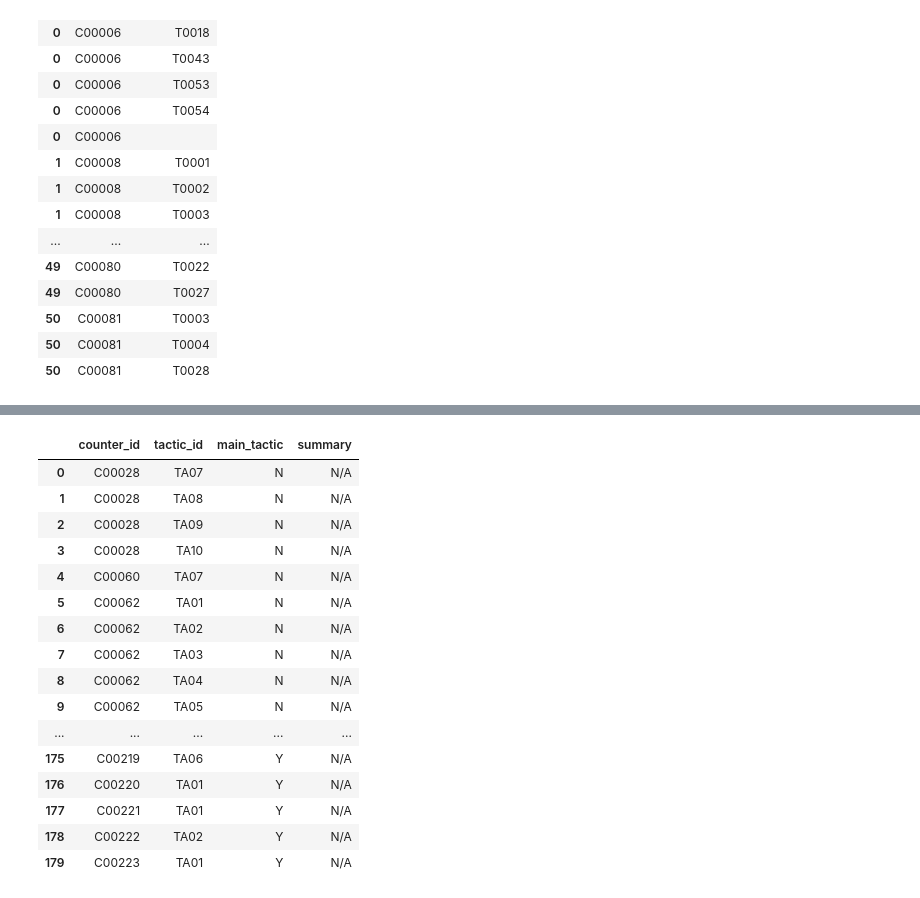
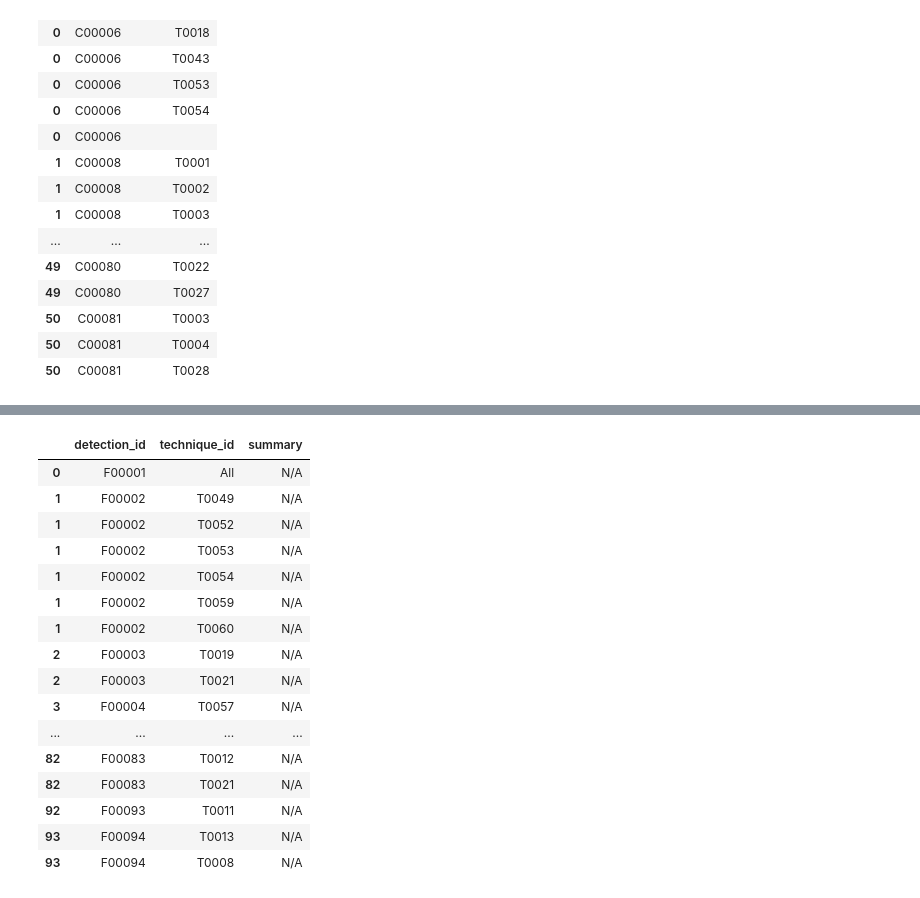
Before and after one commit to cogsec-collaborative/AMITT, a Jupyter notebook: HTML_GENERATING_CODE/AMITT_create_website_sql.ipynb, the cells around one changed output, grey strips where cells are left out. Saved outputs shown, nothing was run; the diff lists cells and outputs as text; code cells hidden in the pictures.

```diff
--- a/HTML_GENERATING_CODE/AMITT_create_website_sql.ipynb
+++ b/HTML_GENERATING_CODE/AMITT_create_website_sql.ipynb
@@ -137,20 +142,20 @@ ctech
-# %%
-ctact
-# %% [output]
-|  | counter_id | tactic_id | main_tactic | summary |
-| 0 | C00028 | TA07 | N | N/A |
-| 1 | C00028 | TA08 | N | N/A |
-| 2 | C00028 | TA09 | N | N/A |
-| 3 | C00028 | TA10 | N | N/A |
-| 4 | C00060 | TA07 | N | N/A |
-| 5 | C00062 | TA01 | N | N/A |
-| 6 | C00062 | TA02 | N | N/A |
-| 7 | C00062 | TA03 | N | N/A |
-| 8 | C00062 | TA04 | N | N/A |
-| 9 | C00062 | TA05 | N | N/A |
-| ... | ... | ... | ... | ... |
-| 175 | C00219 | TA06 | Y | N/A |
-| 176 | C00220 | TA01 | Y | N/A |
-| 177 | C00221 | TA01 | Y | N/A |
-| 178 | C00222 | TA02 | Y | N/A |
-| 179 | C00223 | TA01 | Y | N/A |
+# %%
+dtech
+# %% [output]
+|  | detection_id | technique_id | summary |
+| 0 | F00001 | All | N/A |
+| 1 | F00002 | T0049 | N/A |
+| 1 | F00002 | T0052 | N/A |
+| 1 | F00002 | T0053 | N/A |
+| 1 | F00002 | T0054 | N/A |
+| 1 | F00002 | T0059 | N/A |
+| 1 | F00002 | T0060 | N/A |
+| 2 | F00003 | T0019 | N/A |
+| 2 | F00003 | T0021 | N/A |
+| 3 | F00004 | T0057 | N/A |
+| ... | ... | ... | ... |
+| 82 | F00083 | T0012 | N/A |
+| 82 | F00083 | T0021 | N/A |
+| 92 | F00093 | T0011 | N/A |
+| 93 | F00094 | T0013 | N/A |
+| 93 | F00094 | T0008 | N/A |
```
Also changed, not shown: parts of 4 cells of this notebook, 4 other files.
